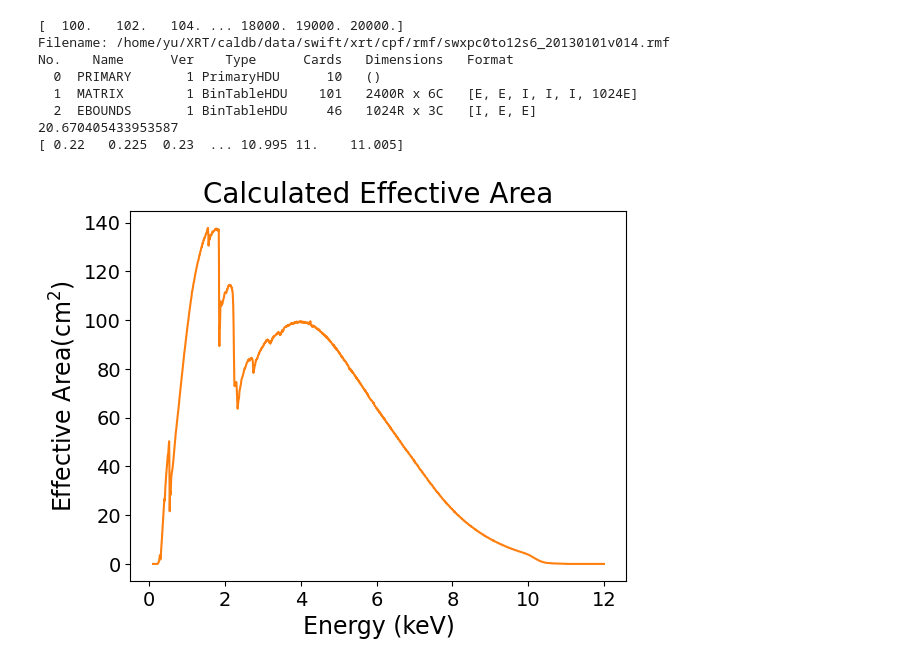
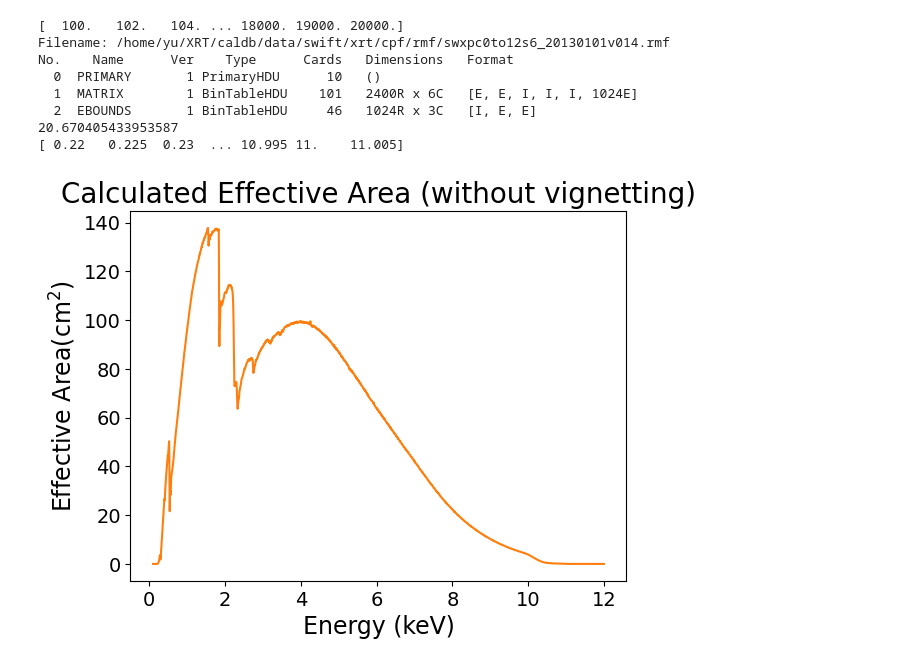
Before and after one commit to yumiyazato/XRT-IceCube, a Jupyter notebook: Swift_calibrations/effectivearea.ipynb, the cells around one changed output. Drawn from its saved outputs; the diff is of its cells as text; code cells hidden in the pictures.

```diff
--- a/Swift_calibrations/effectivearea.ipynb
+++ b/Swift_calibrations/effectivearea.ipynb
@@ -49,32 +49,32 @@ e = np.arange(100, 11996, 5)
 e_kev = e/1e3
 eff = f_m(e)*f_t(e)*f_q(e_kev)
 # np.save('/home/yu/XRT/e_kev_2021.npy', e_kev)
 # np.save('/home/yu/XRT/fm_ft_fq_2021.npy', eff)
 
 
 e_keV = np.load('/home/yu/XRT/e_kev.npy')
 eff = np.load('//home/yu/XRT/fm_ft_fq.npy')
 # eff=f_arf(e_kev)*f_q(e_kev)
 print(f_m(8100)*f_t(8100)*f_q(8.1))
-plt.title('Calculated Effective Area', fontsize=20)
+plt.title('Calculated Effective Area (without vignetting)', fontsize=20)
 plt.plot(e_kev, eff, color='tab:orange')
 plt.xlabel('Energy (keV)', fontsize=17)
 plt.ylabel(r'Effective Area(cm$^2$)', fontsize=17)
 plt.tick_params(labelsize=14)
 plt.savefig('/home/yu/XRT/Git/Swift_calibrations/effectivearea.png')
 # plt.xscale('log')
 # plt.vlines(3e-1, 0, 140, color='blue')
 # plt.xlim(0.2, 10)
 # plt.ylim(0, 150)
 
 print(e_kev[eff>0])
 # %% [output]
 [  100.   102.   104. ... 18000. 19000. 20000.]
 Filename: /home/yu/XRT/caldb/data/swift/xrt/cpf/rmf/swxpc0to12s6_20130101v014.rmf
 No.    Name      Ver    Type      Cards   Dimensions   Format
   0  PRIMARY       1 PrimaryHDU      10   ()
   1  MATRIX        1 BinTableHDU    101   2400R x 6C   [E, E, I, I, I, 1024E]
   2  EBOUNDS       1 BinTableHDU     46   1024R x 3C   [I, E, E]
 20.670405433953587
 [ 0.22   0.225  0.23  ... 10.995 11.    11.005]
-[figure, old version]
+[figure, new version]
```
